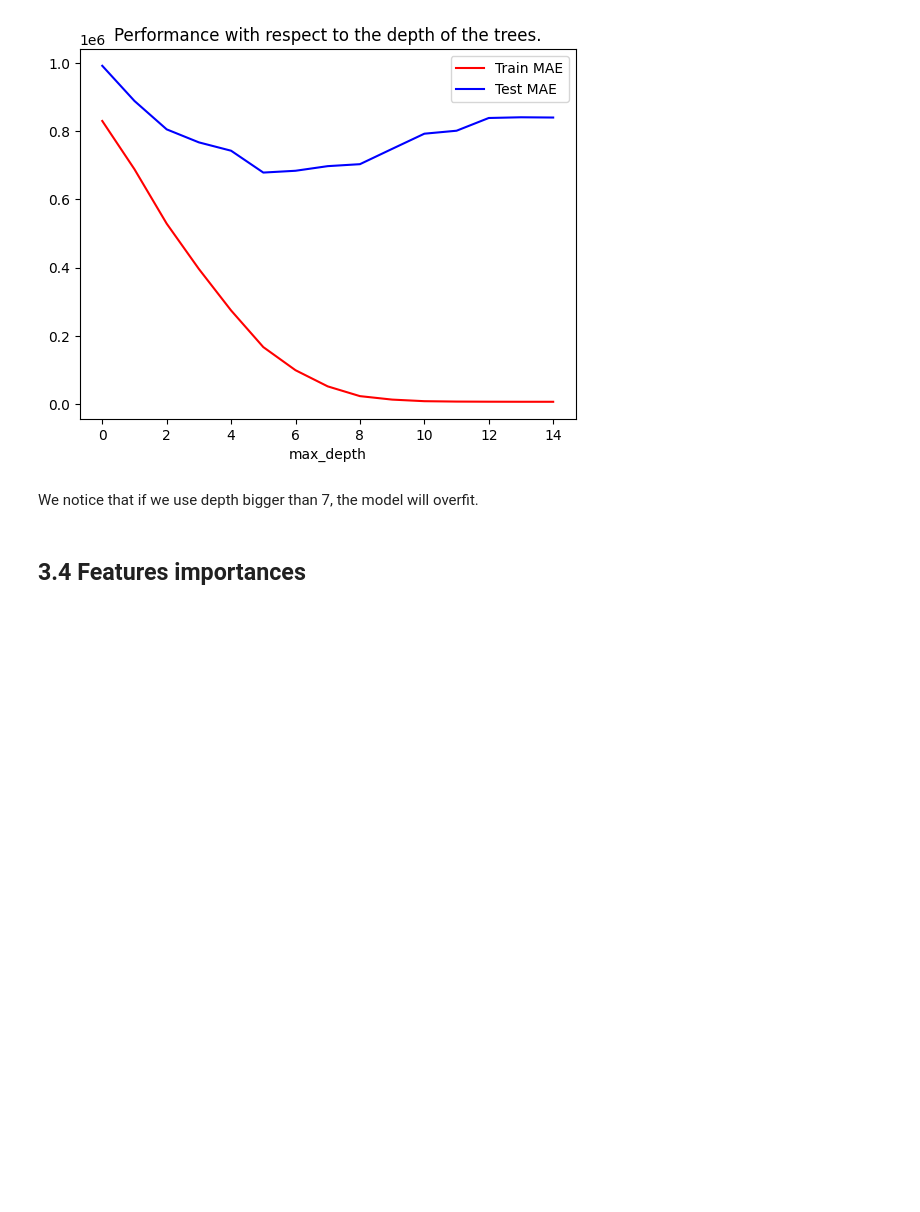
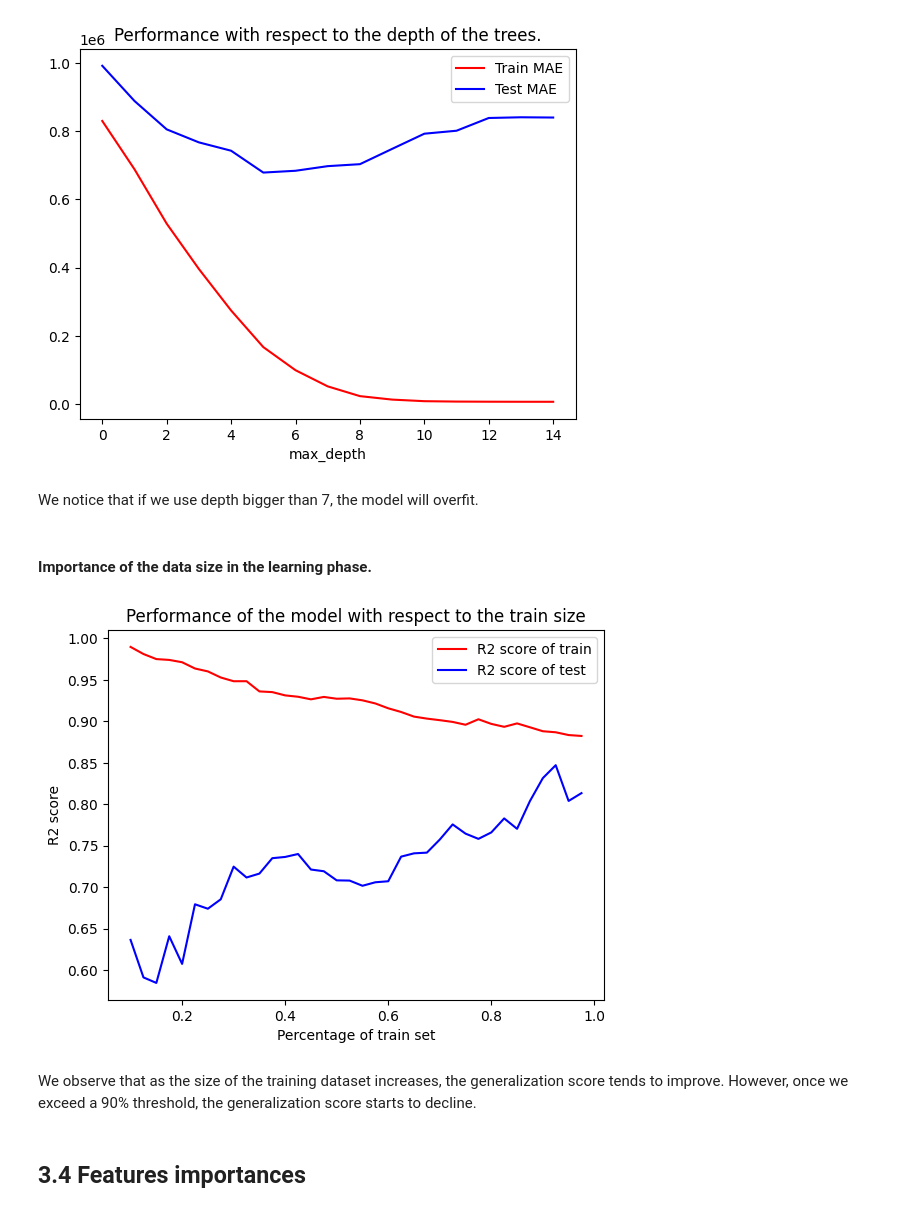
Before and after one commit to Rachadja/house_pricing, a Jupyter notebook: notebook.ipynb, the cells around one changed output. Cells and saved outputs as stored; diff of their text form; code cells hidden in the pictures; blank space fills up the shorter version.

Commit message:
added feature importance without explication, and importance of the size of the training data

```diff
--- a/notebook.ipynb
+++ b/notebook.ipynb
@@ -582,5 +554,44 @@ plt.show()
 [figure]
 # %% [markdown]
 We notice that if we use depth bigger than 7, the model will overfit.
+# %% [markdown]
+####  Importance of the data size in the learning phase.
+# %%
+# We create two empty lists, one for the score on the train set, and the test set
+score_size_train = []
+score_size_test = []
+
+
+for train_size in np.arange(0.1,1,0.025):
+
+    # We choose the diffrent sizes of the train set from 10%, 12.5%, 15%, ... 97.5%
+    X_train_f, y_train_f, X_test_f, y_test_f = split_data(df, 1 - train_size, 7)
+
+    # We choose the GradientBoosting regressor
+    gra_boost_model = GradientBoostingRegressor(n_estimators= 100, max_depth=3)
+
+    # We train the model
+    gra_boost_model.fit(X_train_f,y_train_f.to_numpy().ravel())
+
+    # We add the R2 scores of the model to the respective list
+    score_size_train.append(gra_boost_model.score(X_train_f,y_train_f))
+    score_size_test.append(gra_boost_model.score(X_test_f,y_test_f))
+# %%
+# Plot the training and test scores
+plt.plot(np.arange(0.1,1,0.025), score_size_train, c='r', label='R2 score of train')
+plt.plot(np.arange(0.1,1,0.025),score_size_test, c='blue', label='R2 score of test')
+
+# Label the axes and set the title
+plt.xlabel('Percentage of train set')
+plt.ylabel('R2 score')
+plt.title('Performance of the model with respect to the train size')
+
+# Display the legend and the plot
+plt.legend()
+plt.show()
+# %% [output]
+[figure, added]
+# %% [markdown]
+ We observe that as the size of the training dataset increases, the generalization score tends to improve. However, once we exceed a 90% threshold, the generalization score starts to decline.
 # %% [markdown]
 ## 3.4 Features importances
```
Also changed, not shown: parts of 23 cells of this notebook.
